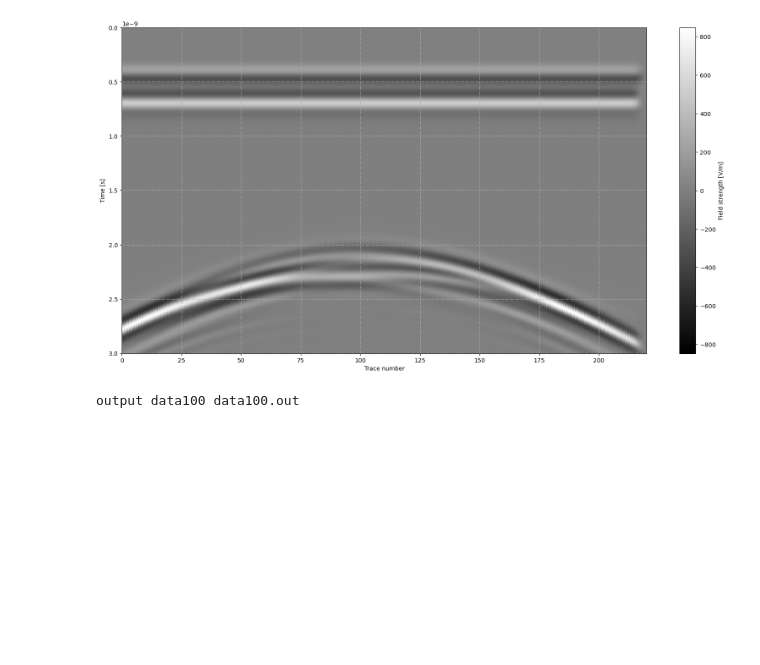
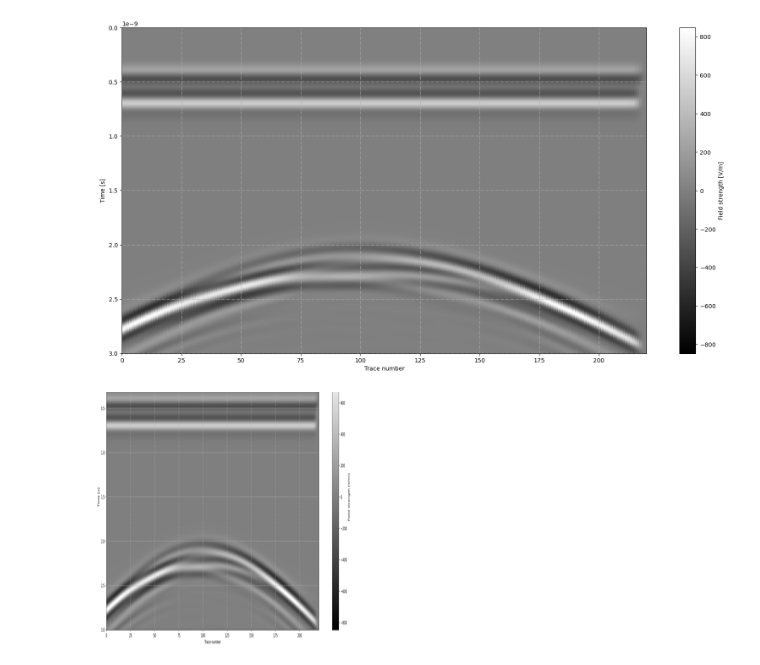
Before and after one commit to MehhTerserah/TA-072-19-0040, a Jupyter notebook: MyModel/MyModel.ipynb, the cells around one changed output. Drawn from its saved outputs; the diff is of its cells as text; code cells hidden in the pictures; blank space fills up the shorter version.

Commit message:
change myModel

```diff
--- a/MyModel/MyModel.ipynb
+++ b/MyModel/MyModel.ipynb
@@ -26,6 +26,32 @@ plt.savefig(path + os.sep + savefile + '.png', dpi=150, format='png', bbox_inche
 # %% [output]
 [figure]
 # %%
-print(path,savefile,filename)
+import numpy as np
+import pandas as pd
+import tensorflow as tf
+import matplotlib.pyplot as plt
+from scipy import signal
+from tensorflow.keras.preprocessing import image
+import tensorflow.keras.backend as K
+from glob import glob
+import math
+from sklearn.model_selection import train_test_split
+from PIL.ImageOps import invert
+from keras.utils import plot_model
+from sklearn.metrics import classification_report
+from tqdm import tqdm
+from keras.callbacks import ModelCheckpoint
+
+np.random.seed(1234)
+tf.random.set_seed(1234)
+
+os.environ["CUDA_VISIBLE_DEVICES"]="0"
+
+K.clear_session()
+
+from keras.backend import set_session
+config = tf.compat.v1.ConfigProto()
+config.gpu_options.per_process_gpu_memory_fraction = 0.5
+config.gpu_options.allow_growth = True
+sess = tf.compat.v1.Session(config=config)
+set_session(sess) # set this TensorFlow session as the default session for Keras
-# %% [output]
-output data100 data100.out
@@ -31,0 +74,10 @@ output data100 data100.out
+# %%
+img = image.load_img("/TugasAkhir/TA-072-19-0040/MyModel/output/png/data100.png", color_mode='grayscale')
+img = img.resize((256, 256))
+test = image.img_to_array(img)[32:, :, :]
+img = image.array_to_img(test)
+img = img.resize((256,256))
+test = image.img_to_array(img)
+img
+# %% [output]
+[figure, added]
```
Also changed, not shown: parts of 1 cell of this notebook.
